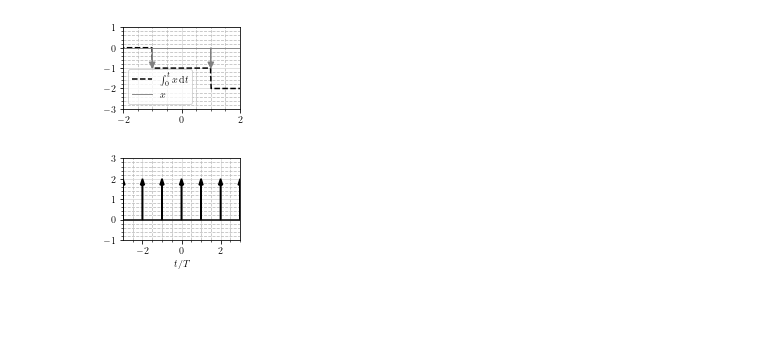
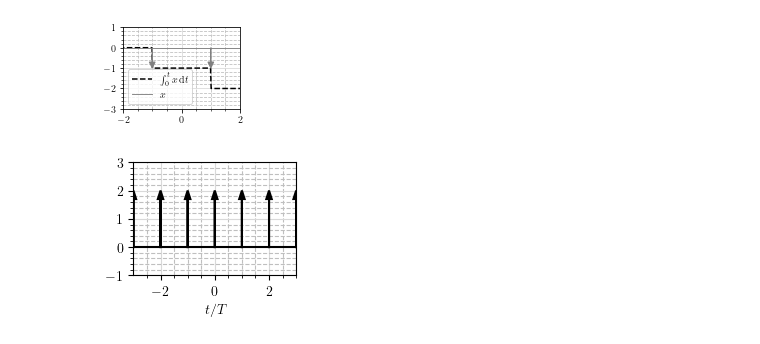
Before and after one commit to djokicd/zbirka-sis, a Jupyter notebook: 1_uvod/1_osnovne_osobine_signala/fig/uvod_plotovi.ipynb, the cells around one changed output. Saved outputs shown, nothing was run; the diff lists cells and outputs as text; code cells hidden in the pictures; blank space fills up the shorter version.

```diff
--- a/1_uvod/1_osnovne_osobine_signala/fig/uvod_plotovi.ipynb
+++ b/1_uvod/1_osnovne_osobine_signala/fig/uvod_plotovi.ipynb
@@ -224,37 +221,37 @@ savefig("crtaj_ct_v.pdf", bbox_inches="tight", pad_inches=0)
 # %% [output]
 [figure]
 # %%
-figure( figsize=(1.5*1.4, 1.5*1) )
+figure( figsize=(1.5*1.4, 1.5*1), dpi = 100 )
 #figure()
 plot()
 xlim([-3,3])
 ylim([-1,3])
 
 x = linspace(-10, 10, 1000)
 
 y = [ 0  for t in x]
 plot(x, y, 'k', linewidth=1.5)
 arrow(+0, 0, 0, 2, shape="full", color='k',linewidth=1.5, head_width=0.2, head_length=0.3, length_includes_head=True, zorder=10)
 arrow(+1, 0, 0, 2, shape="full", color='k',linewidth=1.5, head_width=0.2, head_length=0.3, length_includes_head=True, zorder=10)
 arrow(-1, 0, 0, 2, shape="full", color='k',linewidth=1.5, head_width=0.2, head_length=0.3, length_includes_head=True, zorder=10)
 arrow(-2, 0, 0, 2, shape="full", color='k',linewidth=1.5, head_width=0.2, head_length=0.3, length_includes_head=True, zorder=10)
 arrow(+2, 0, 0, 2, shape="full", color='k',linewidth=1.5, head_width=0.2, head_length=0.3, length_includes_head=True, zorder=10)
 arrow(-3, 0, 0, 2, shape="full", color='k',linewidth=1.5, head_width=0.2, head_length=0.3, length_includes_head=True, zorder=10)
 arrow(3, 0, 0, 2, shape="full", color='k',linewidth=1.5, head_width=0.2, head_length=0.3, length_includes_head=True, zorder=10)
 
 
 #y = [-u(t + 1) - u(t-1) for t in x]
 #plot(x, y, 'C1', linewidth=2)
 
 minorticks_on()
 grid(b=True, which='major', color='0.85', linestyle='-')
 grid(b=True, which='minor', color='0.75', linestyle='--')
 
 
 
 #title(u"(г)")
 xlabel(r"$t/T$")
 
 savefig("crtaj_ct_g.pdf", bbox_inches="tight")
 # %% [output]
-[figure, old version]
+[figure, new version]
```
Also changed, not shown: parts of 6 cells of this notebook, 10 other files.
